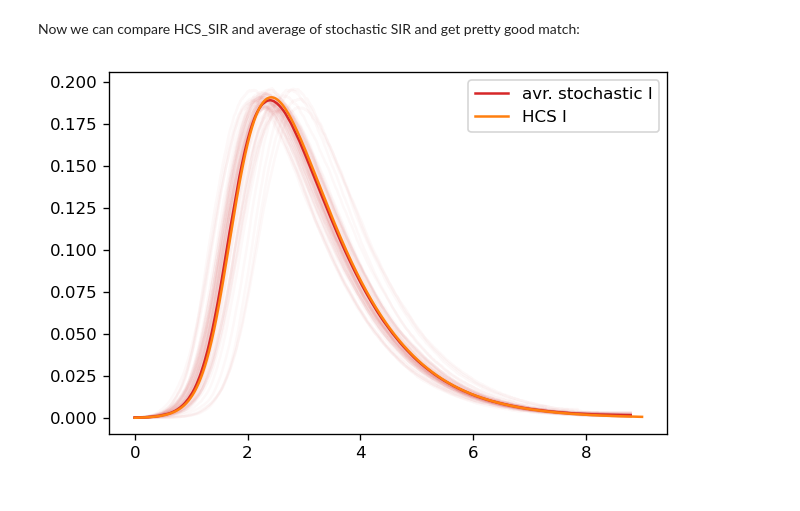
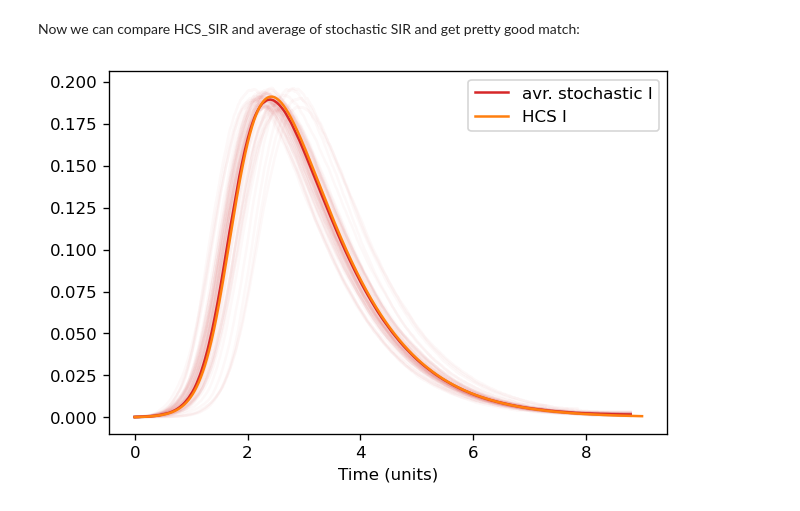
Before and after one commit to ivvaan/A-disease-spread-inhomogeneous-models, a Jupyter notebook: stochastic_SIR_C++_implementation_lineages_tracing.ipynb, the cells around one changed output. Saved outputs shown, nothing was run; the diff lists cells and outputs as text; code cells hidden in the pictures.

```diff
--- a/stochastic_SIR_C++_implementation_lineages_tracing.ipynb
+++ b/stochastic_SIR_C++_implementation_lineages_tracing.ipynb
@@ -124,12 +128,13 @@ Now we can compare HCS_SIR and average of stochastic SIR and get pretty good mat
 # %%
 fig, ax = plt.subplots(dpi=120)
 for t,i in zip(T,I):
     plt.plot(t, i,color='C3', alpha=0.03)
 t,s,i=get_avr_trace(m_t,S,I)
 plt.plot(t, i,color='C3', label=f'avr. stochastic I')
 s,i=HCS_SIR(r0_0,I0,τ,vs0,vb0)
 plt.plot(m_t, i,color='C1', label=f'HCS I')
 plt.legend(loc='upper right')
+ax.set_xlabel(f'Time (units)')
 plt.show()
 # %% [output]
-[figure, old version]
+[figure, new version]
```
Also changed, not shown: parts of 13 cells of this notebook, 1 other file.
